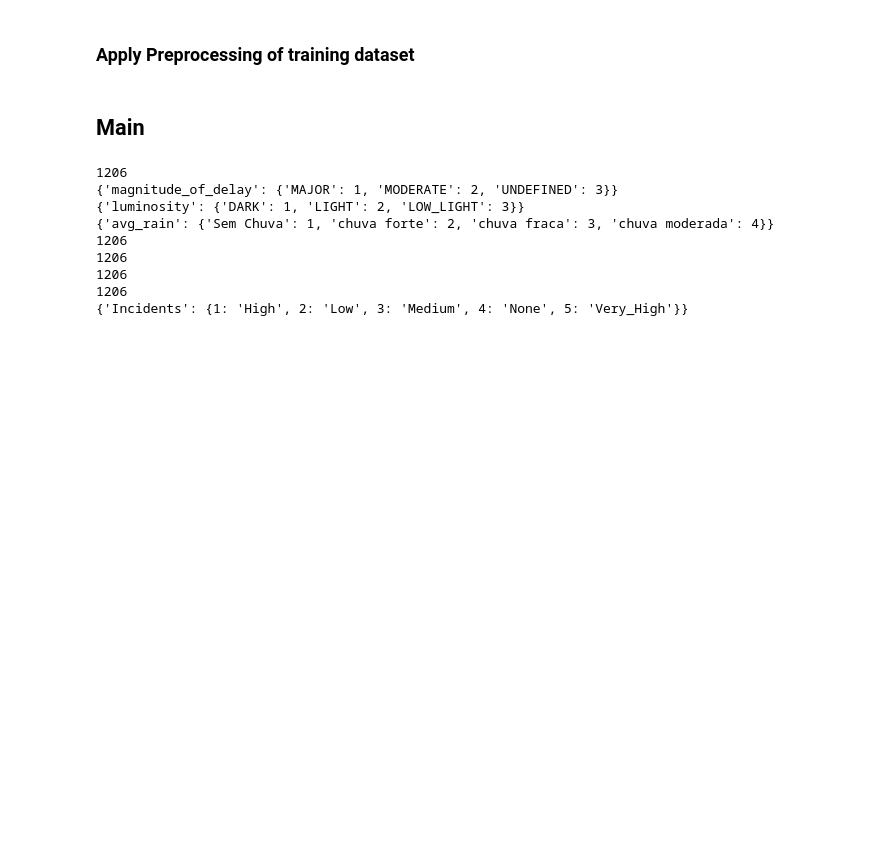
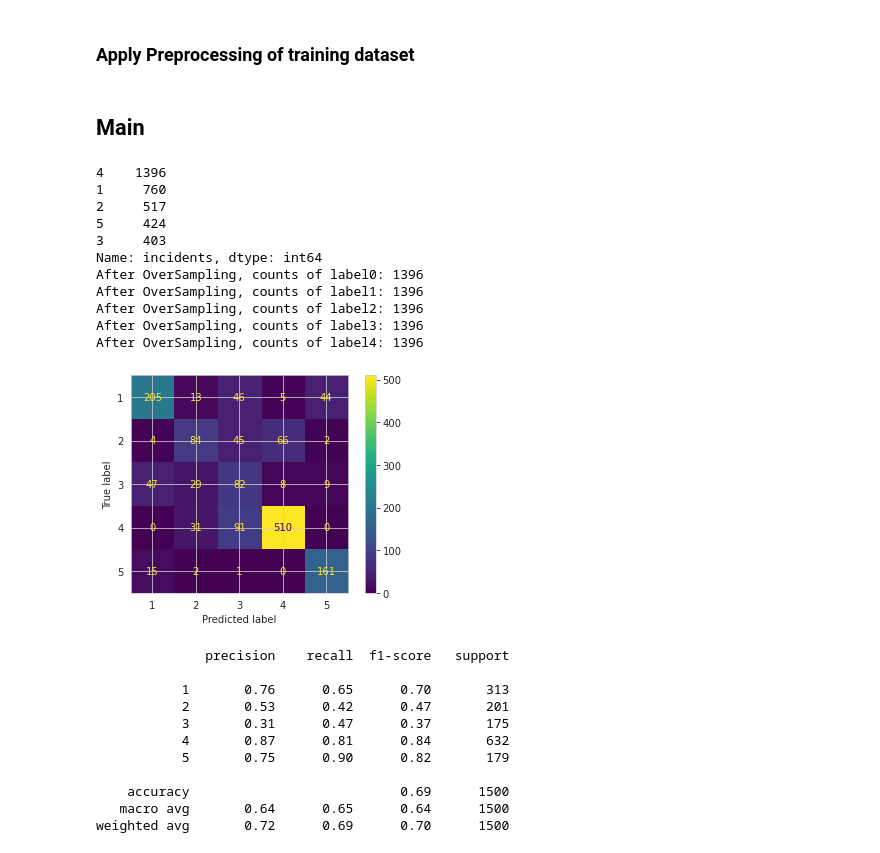
Before and after one commit to MarianaFilipa/DAA, a Jupyter notebook: Competição_Tarefa/Competition.ipynb, the cells around one changed output. Saved outputs shown, nothing was run; the diff lists cells and outputs as text; code cells hidden in the pictures; blank space fills up the shorter version.

Commit message:
Competição -> SMOTE + AdaBoost + GradientBoosting

```diff
--- a/Competição_Tarefa/Competition.ipynb
+++ b/Competição_Tarefa/Competition.ipynb
@@ -524,11 +573,13 @@ def Split_Training_Test_Set(df):
 # %%
 def test_model(df,grid_search):
     if(not(grid_search)):
-        X_train, X_test, y_train, y_test = Split_Training_Test_Set(df)
+        #X_train, X_test, y_train, y_test = Split_Training_Test_Set(df)
+        X_train_smote, y_train_smote, X_test, y_test = apply_smote(df)
 
-        model = getModel("RandomForest")
+        model = getModel("AdaBoost")
 
-        model = model.fit(X_train, y_train)
+        #model = model.fit(X_train, y_train)
+        model = model.fit(X_train_smote, y_train_smote)
         y_pred = model.predict(X_test)
 
         # Classification_report
@@ -554,8 +605,26 @@ def test_model(df,grid_search):
 
         #Random Forest Classifier:
         # log_loss deu asneira
-        model = getModel("RandomForest")
-        params = {'criterion': ['entropy', 'gini'], 'max_depth': [13,15,18], 'n_estimators': [120,125,130], 'max_features': ['sqrt','log2']} # , 'gini' , ,'log2'
+        #model = getModel("RandomForest")
+        #params = {'criterion': ['entropy', 'gini'], 'max_depth': [13,15,18], 'n_estimators': [120,125,130], 'max_features': ['sqrt','log2']} # , 'gini' , ,'log2'
+
+        #model = getModel("AdaBoost")
+        #params = {'algorithm': ['SAMME', 'SAMME.R'], 'learning_rate': [1.3,1.5,1.7], 'n_estimators': [60,75,85]}
+
+        #model = getModel("CatBoost")
+        #params = {'iterations': [250,500, 750],
+        #  'depth': [5, 10, 15],
+        #  'loss_function': ['Logloss', 'CrossEntropy'],
+        #  'l2_leaf_reg': np.logspace(-20, -19, 3),
+        #  'leaf_estimation_iterations': [10],
+        #  'eval_metric': ['Accuracy'],
+        #  'logging_level':['Silent'],
+        #  'random_seed': [2001]
+        # }
+
+        model = getModel("GBoost")
+        params = {'criterion': ['friedman_mse', 'squared_error'], 'learning_rate': [0.05,0.1,0.15], 'n_estimators': [75,100,125], 'loss': ['log_loss']}
+
         grid = gridSearch(model, params)
         grid = grid.fit(X,y)
         print(grid.best_params_)
@@ -608,19 +677,33 @@ def predict_doc(df):
 # %%
 if __name__ == "__main__":
 
     grid_search = False
-    #test_model(df, grid_search)
+    test_model(df, grid_search)
 
-    predict_doc(df)
+    #predict_doc(df)
 
     # {'incidents': {'High': 1, 'Low': 2, 'Medium': 3, 'None': 4, 'Very_High': 5}}
 # %% [output]
-1206
-{'magnitude_of_delay': {'MAJOR': 1, 'MODERATE': 2, 'UNDEFINED': 3}}
-{'luminosity': {'DARK': 1, 'LIGHT': 2, 'LOW_LIGHT': 3}}
-{'avg_rain': {'Sem Chuva': 1, 'chuva forte': 2, 'chuva fraca': 3, 'chuva moderada': 4}}
-1206
-1206
-1206
-1206
-{'Incidents': {1: 'High', 2: 'Low', 3: 'Medium', 4: 'None', 5: 'Very_High'}}
+4    1396
+1     760
+2     517
+5     424
+3     403
+Name: incidents, dtype: int64
+After OverSampling, counts of label0: 1396
+After OverSampling, counts of label1: 1396
+After OverSampling, counts of label2: 1396
+After OverSampling, counts of label3: 1396
+After OverSampling, counts of label4: 1396
+[figure, added]
+              precision    recall  f1-score   support
+
+           1       0.76      0.65      0.70       313
+           2       0.53      0.42      0.47       201
+           3       0.31      0.47      0.37       175
+           4       0.87      0.81      0.84       632
+           5       0.75      0.90      0.82       179
+
+    accuracy                           0.69      1500
+   macro avg       0.64      0.65      0.64      1500
+weighted avg       0.72      0.69      0.70      1500
```
Also changed, not shown: parts of 7 cells of this notebook, 1 other file.
